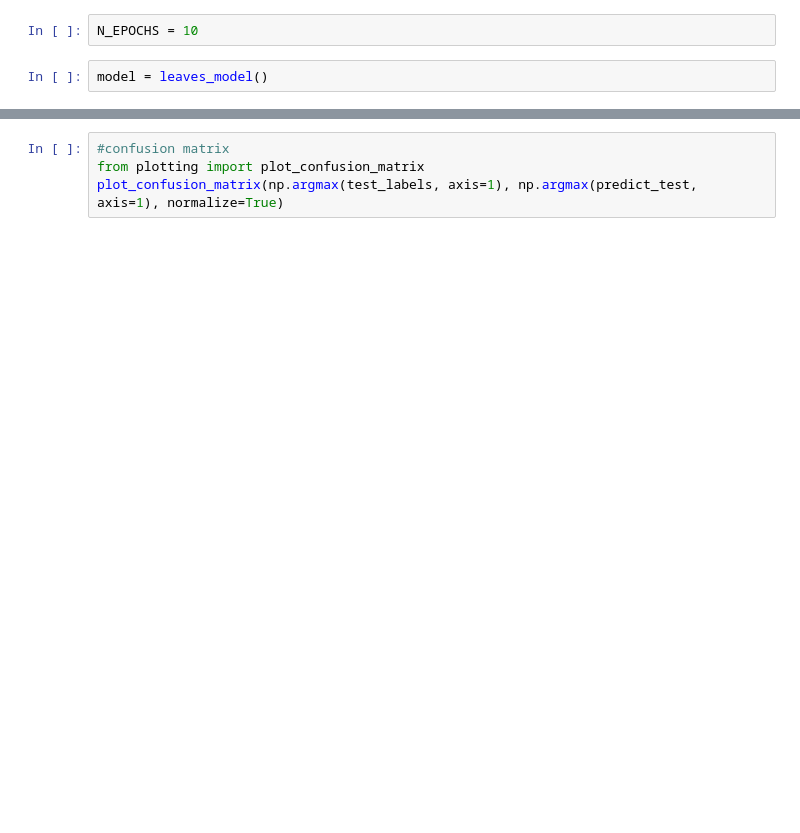
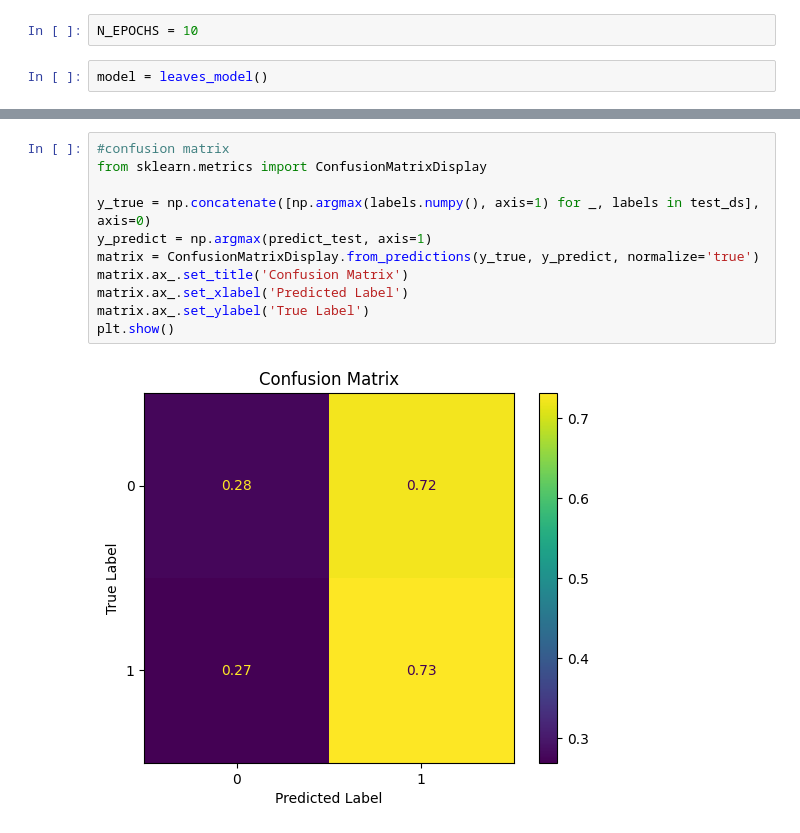
Before and after one commit to Mmc-001/progetto-daml, a Jupyter notebook: proj.ipynb, the cells around one changed output, grey strips where cells are left out. Saved outputs shown, nothing was run; the diff lists cells and outputs as text; blank space fills up the shorter version.

Commit message:
Funzionante fino a predizione, errori su confusion matrix

```diff
--- a/proj.ipynb
+++ b/proj.ipynb
@@ -321,4 +328,13 @@ predict_test = model.predict(test_ds)
 # %%
 #confusion matrix
-from plotting import plot_confusion_matrix
-plot_confusion_matrix(np.argmax(test_labels, axis=1), np.argmax(predict_test, axis=1), normalize=True)
+from sklearn.metrics import ConfusionMatrixDisplay
+
+y_true = np.concatenate([np.argmax(labels.numpy(), axis=1) for _, labels in test_ds], axis=0)
+y_predict = np.argmax(predict_test, axis=1)
+matrix = ConfusionMatrixDisplay.from_predictions(y_true, y_predict, normalize='true')
+matrix.ax_.set_title('Confusion Matrix')
+matrix.ax_.set_xlabel('Predicted Label')
+matrix.ax_.set_ylabel('True Label')
+plt.show()
+# %% [output]
+[figure, added]
```
Also changed, not shown: parts of 10 cells of this notebook.
